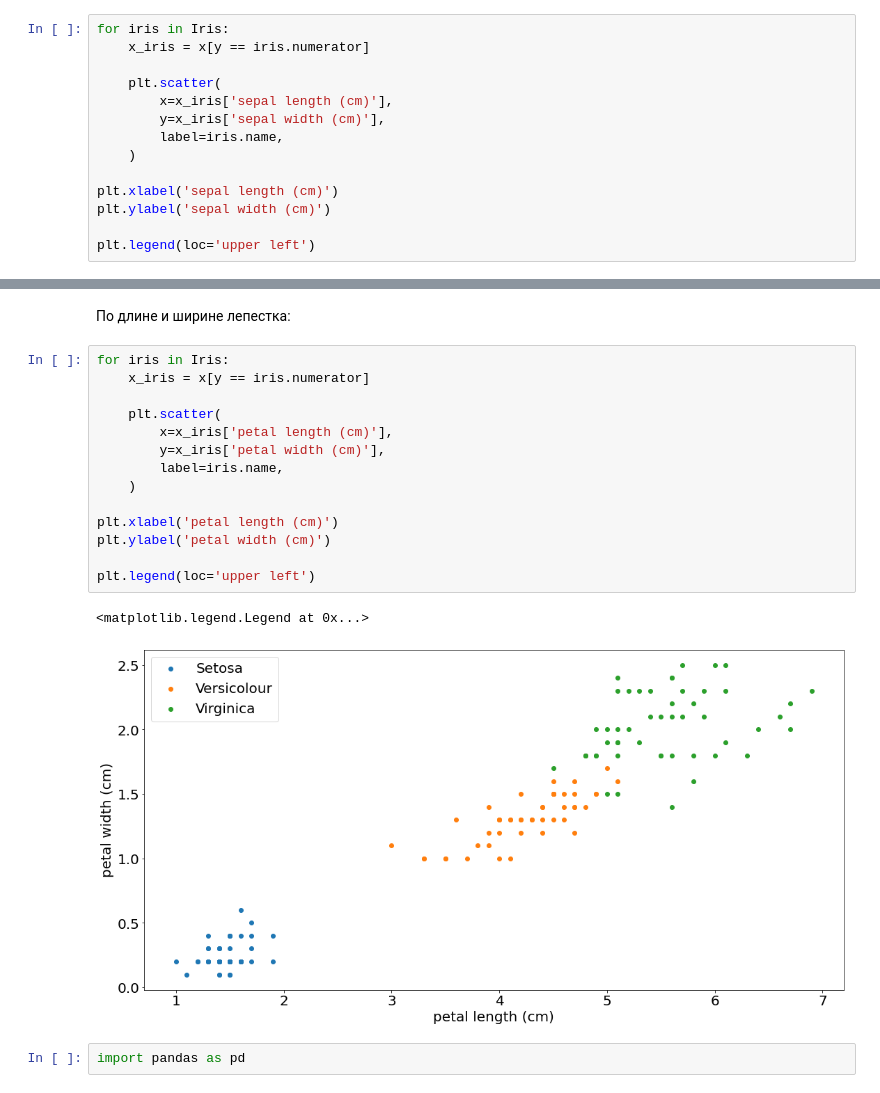
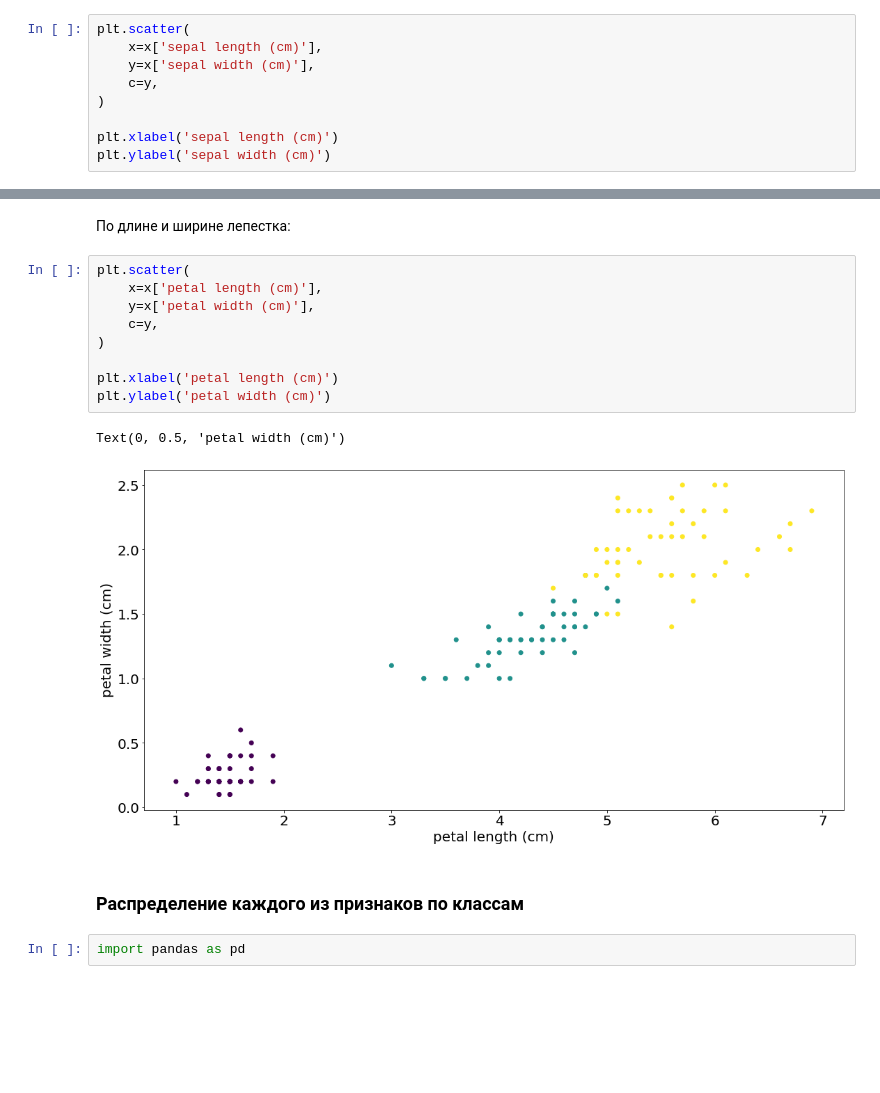
Before and after one commit to DanilZittser/cv-lectures, a Jupyter notebook: 02-data-science-stack/jupyter/02-scikit-learn.ipynb, the cells around one changed output, grey strips where cells are left out. Drawn from its saved outputs; the diff is of its cells as text; blank space fills up the shorter version.

```diff
--- a/02-data-science-stack/jupyter/02-scikit-learn.ipynb
+++ b/02-data-science-stack/jupyter/02-scikit-learn.ipynb
@@ -94,17 +101,12 @@ class Iris(IntEnum):
 # %% [markdown]
 По ширине и длине чашелистика:
 # %%
-for iris in Iris:
-    x_iris = x[y == iris.numerator]
-
-    plt.scatter(
-        x=x_iris['sepal length (cm)'],
-        y=x_iris['sepal width (cm)'],
-        label=iris.name,
-    )
+plt.scatter(
+    x=x['sepal length (cm)'],
+    y=x['sepal width (cm)'],
+    c=y,
+)
 
 plt.xlabel('sepal length (cm)')
 plt.ylabel('sepal width (cm)')
-
-plt.legend(loc='upper left')
 # %% [output]
@@ -113,22 +115,19 @@ plt.legend(loc='upper left')
 # %% [markdown]
 По длине и ширине лепестка:
 # %%
-for iris in Iris:
-    x_iris = x[y == iris.numerator]
-
-    plt.scatter(
-        x=x_iris['petal length (cm)'],
-        y=x_iris['petal width (cm)'],
-        label=iris.name,
-    )
+plt.scatter(
+    x=x['petal length (cm)'],
+    y=x['petal width (cm)'],
+    c=y,
+)
 
 plt.xlabel('petal length (cm)')
 plt.ylabel('petal width (cm)')
-
-plt.legend(loc='upper left')
 # %% [output]
-<matplotlib.legend.Legend at 0x...>
+Text(0, 0.5, 'petal width (cm)')
-[figure, old version]
+[figure, new version]
+# %% [markdown]
+### Распределение каждого из признаков по классам
 # %%
 import pandas as pd
 # %%
```
Also changed, not shown: parts of 28 cells of this notebook, 2 other files.
